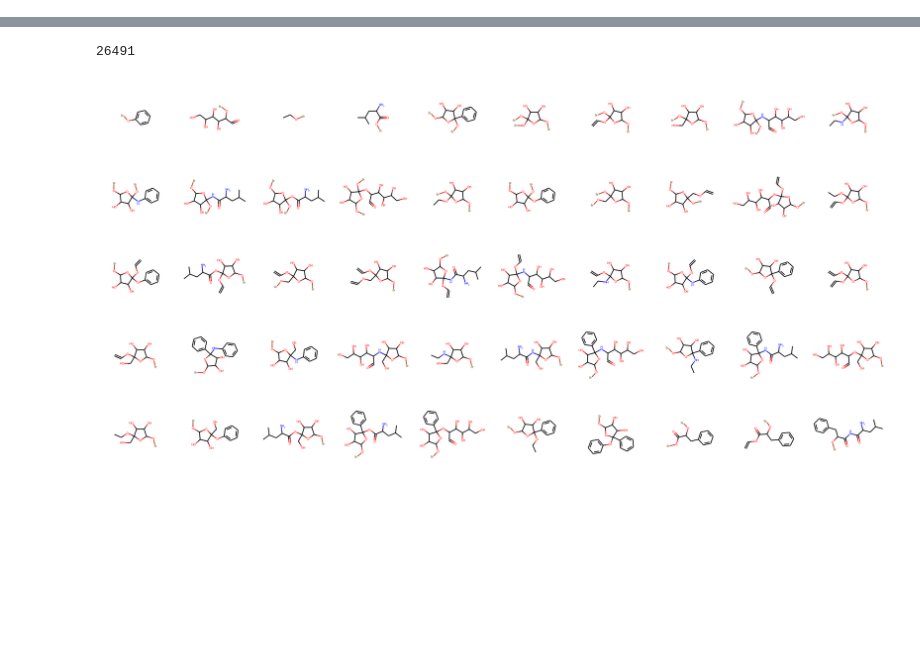
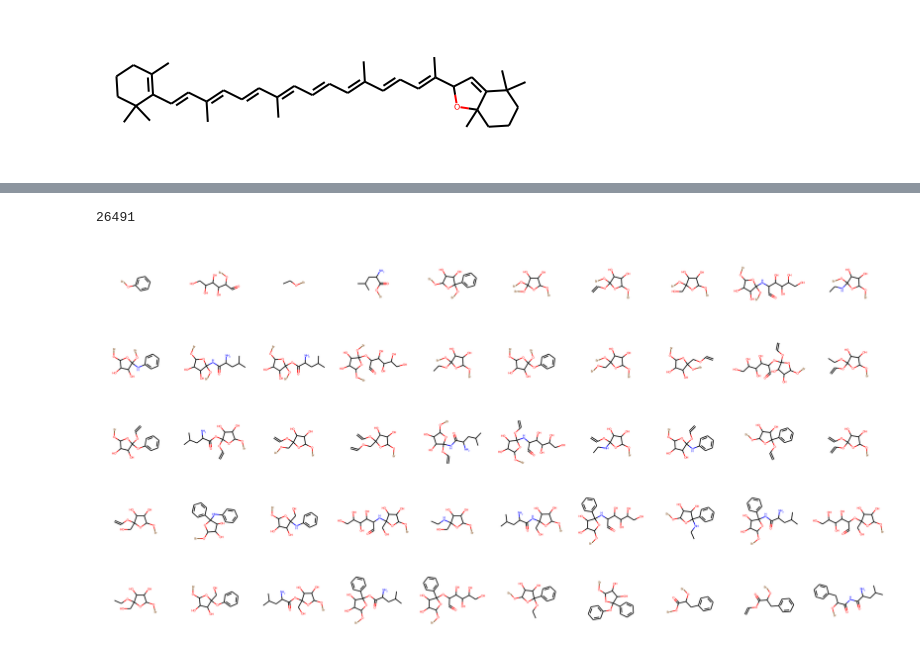
Before and after one commit to BioSystemsUM/DeepSweet, a Jupyter notebook: notebooks/new_paper_2022/generate_new_molecules.ipynb, the cells around one changed output, grey strips where cells are left out. Cells and saved outputs as stored; diff of their text form; code cells hidden in the pictures; blank space fills up the shorter version.

```diff
--- a/notebooks/new_paper_2022/generate_new_molecules.ipynb
+++ b/notebooks/new_paper_2022/generate_new_molecules.ipynb
@@ -1,3 +13,7 @@
+# %%
+Chem.MolFromSmiles("C\C(\C=C\C=C(/C)\C=C\C1=C(C)CCCC1(C)C)=C/C=C/C=C(\C)/C=C/C=C(\C)C1OC2(C)CCCC(C)(C)C2=C1")
+# %% [output]
+[figure, added]
 # %%
 import pandas as pd
 from rdkit.Chem import AllChem, BRICS, MolFromSmiles, Draw
```
Also changed, not shown: parts of 2 cells of this notebook, 4 other files.
